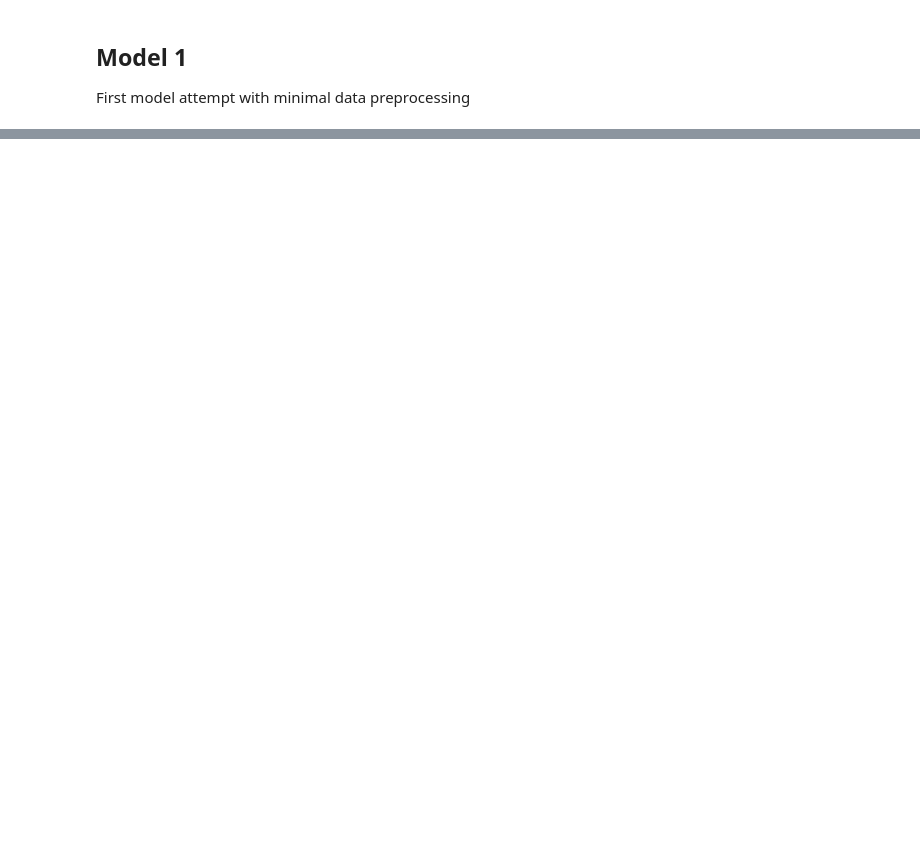
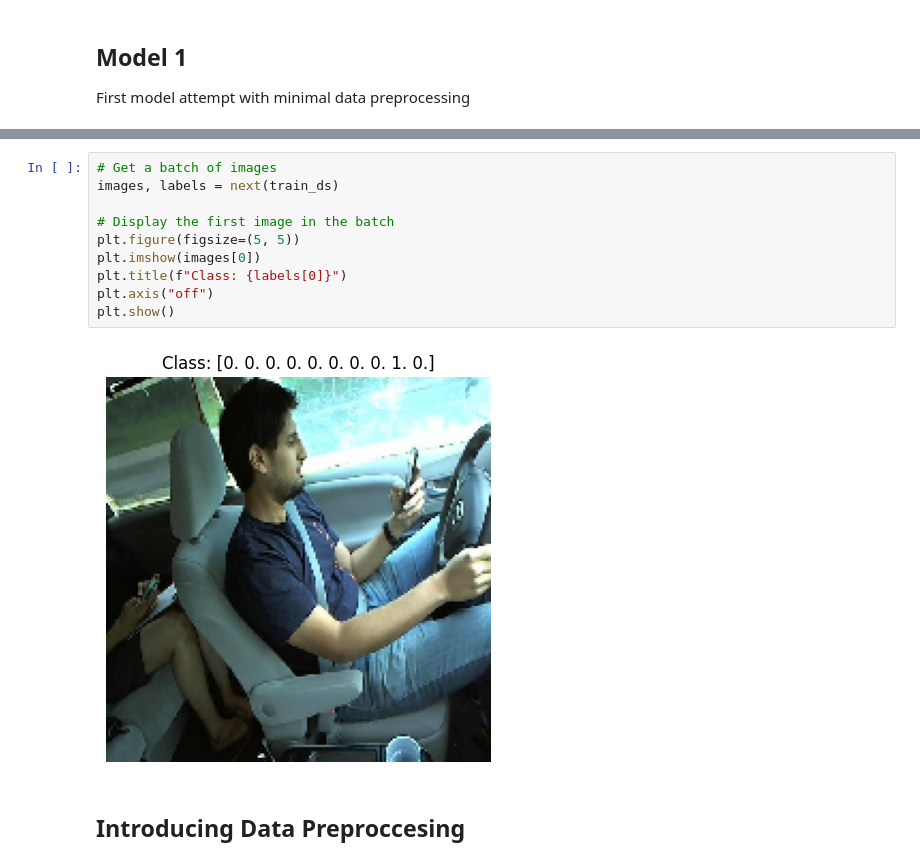
Before and after one commit to UVA-MLSys/Big-Data-Systems, a Jupyter notebook: Team 6/model.ipynb, the cells around one changed output, grey strips where cells are left out. Drawn from its saved outputs; the diff is of its cells as text; blank space fills up the shorter version.

```diff
--- a/Team 6/model.ipynb
+++ b/Team 6/model.ipynb
@@ -136,0 +139,14 @@ plt.show()
+# %%
+# Get a batch of images
+images, labels = next(train_ds)
+
+# Display the first image in the batch
+plt.figure(figsize=(5, 5))
+plt.imshow(images[0])
+plt.title(f"Class: {labels[0]}")
+plt.axis("off")
+plt.show()
+# %% [output]
+[figure, added]
+# %% [markdown]
+## Introducing Data Preproccesing
```
Also changed, not shown: parts of 14 cells of this notebook.
